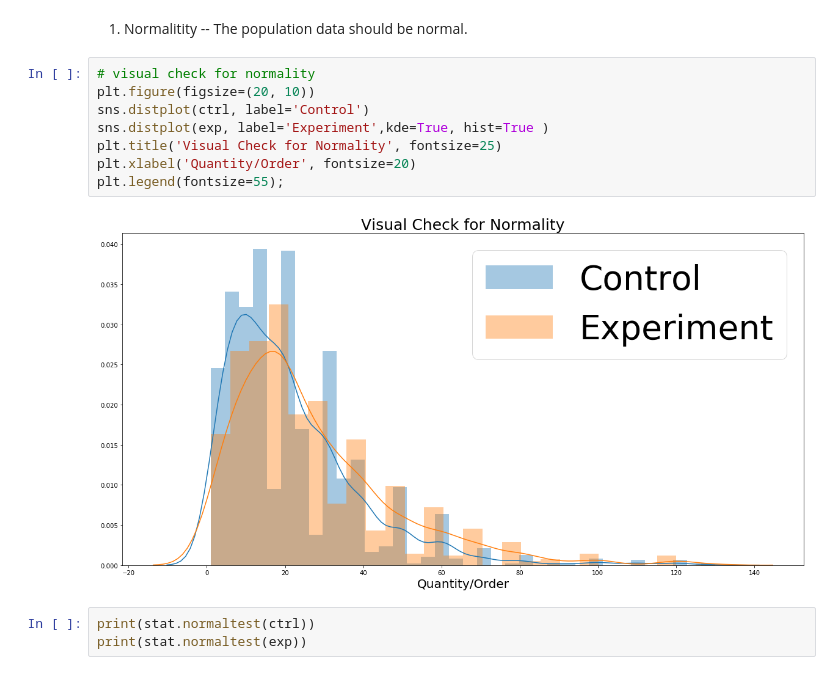
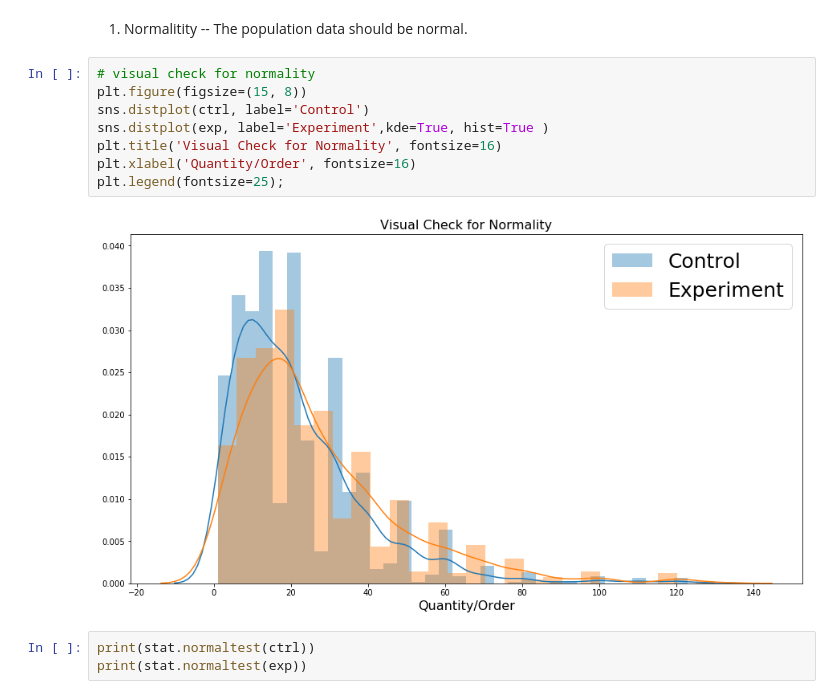
Before and after one commit to Dantarshi/dsc-mod-3-project-online-ds-ft-100719, a Jupyter notebook: Hypothesis Testing for Discount.ipynb, the cells around one changed output. Cells and saved outputs as stored; diff of their text form.

```diff
--- a/Hypothesis Testing for Discount.ipynb
+++ b/Hypothesis Testing for Discount.ipynb
@@ -142,14 +142,14 @@ plt.show()
 The population data should be normal.
 # %%
 # visual check for normality
-plt.figure(figsize=(20, 10))
+plt.figure(figsize=(15, 8))
 sns.distplot(ctrl, label='Control')
 sns.distplot(exp, label='Experiment',kde=True, hist=True )
-plt.title('Visual Check for Normality', fontsize=25)
-plt.xlabel('Quantity/Order', fontsize=20)
-plt.legend(fontsize=55);
+plt.title('Visual Check for Normality', fontsize=16)
+plt.xlabel('Quantity/Order', fontsize=16)
+plt.legend(fontsize=25);
 # %% [output]
-[figure, old version]
+[figure, new version]
 # %%
 print(stat.normaltest(ctrl))
 print(stat.normaltest(exp))
```
Also changed, not shown: parts of 1 cell of this notebook.
